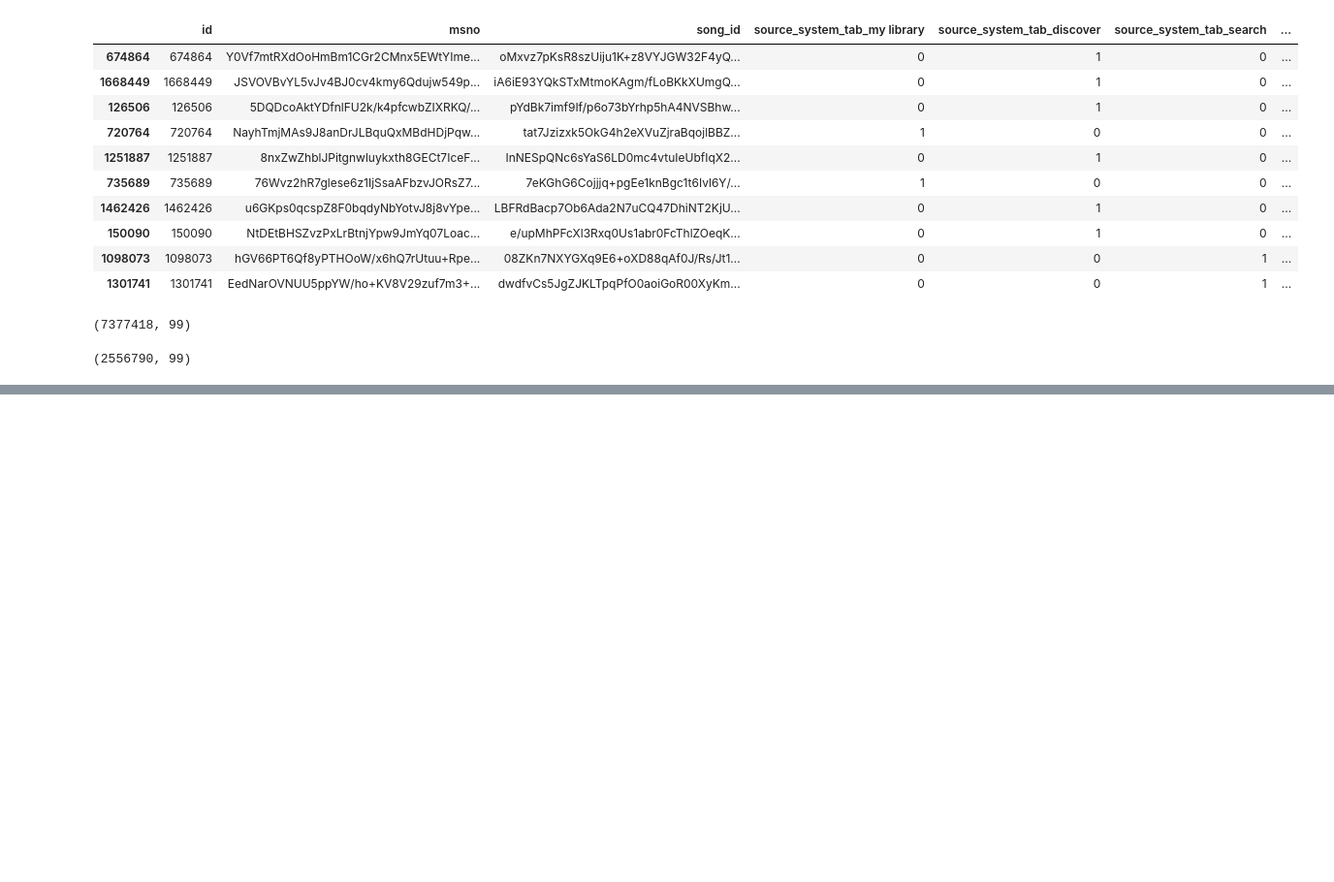
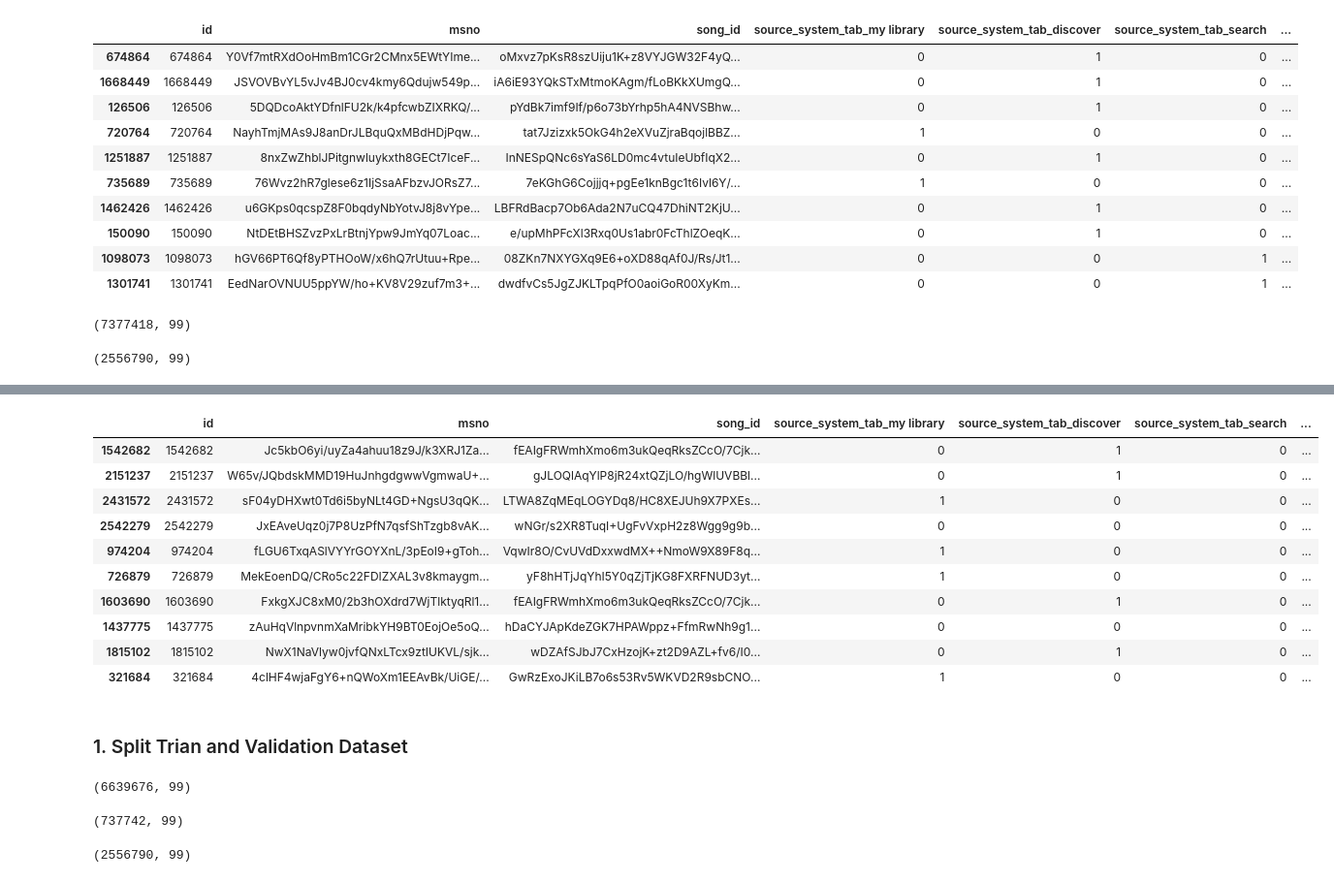
Before and after one commit to dhsong95/kaggle-kkbox-music-recommendation-challenge, a Jupyter notebook: model/Model-V3-NMF-AUC-Model.ipynb, the cells around one changed output, grey strips where cells are left out. Shown at 97% size. Cells and saved outputs as stored; diff of their text form; code cells hidden in the pictures; blank space fills up the shorter version.

```diff
--- a/model/Model-V3-NMF-AUC-Model.ipynb
+++ b/model/Model-V3-NMF-AUC-Model.ipynb
@@ -753,0 +777,16 @@ test_final.to_csv('../data/processed/test-model-v3.csv', index=False)
+# %%
+test.sample(10)
+# %% [output]
+|  | id | msno | song_id | source_system_tab_my library | source_system_tab_discover | source_system_tab_search | ... |
+| 1542682 | 1542682 | Jc5kbO6yi/uyZa4ahuu18z9J/k3XRJ1Za... | fEAIgFRWmhXmo6m3ukQeqRksZCcO/7Cjk... | 0 | 1 | 0 | ... |
+| 2151237 | 2151237 | W65v/JQbdskMMD19HuJnhgdgwwVgmwaU+... | gJLOQlAqYlP8jR24xtQZjLO/hgWlUVBBl... | 0 | 1 | 0 | ... |
+| 2431572 | 2431572 | sF04yDHXwt0Td6i5byNLt4GD+NgsU3qQK... | LTWA8ZqMEqLOGYDq8/HC8XEJUh9X7PXEs... | 1 | 0 | 0 | ... |
+| 2542279 | 2542279 | JxEAveUqz0j7P8UzPfN7qsfShTzgb8vAK... | wNGr/s2XR8TuqI+UgFvVxpH2z8Wgg9g9b... | 0 | 0 | 0 | ... |
+| 974204 | 974204 | fLGU6TxqASlVYYrGOYXnL/3pEoI9+gToh... | VqwIr8O/CvUVdDxxwdMX++NmoW9X89F8q... | 1 | 0 | 0 | ... |
+| 726879 | 726879 | MekEoenDQ/CRo5c22FDIZXAL3v8kmaygm... | yF8hHTjJqYhI5Y0qZjTjKG8FXRFNUD3yt... | 1 | 0 | 0 | ... |
+| 1603690 | 1603690 | FxkgXJC8xM0/2b3hOXdrd7WjTlktyqRl1... | fEAIgFRWmhXmo6m3ukQeqRksZCcO/7Cjk... | 0 | 1 | 0 | ... |
+| 1437775 | 1437775 | zAuHqVlnpvnmXaMribkYH9BT0EojOe5oQ... | hDaCYJApKdeZGK7HPAWppz+FfmRwNh9g1... | 0 | 0 | 0 | ... |
+| 1815102 | 1815102 | NwX1NaVlyw0jvfQNxLTcx9ztIUKVL/sjk... | wDZAfSJbJ7CxHzojK+zt2D9AZL+fv6/I0... | 0 | 1 | 0 | ... |
+| 321684 | 321684 | 4clHF4wjaFgY6+nQWoXm1EEAvBk/UiGE/... | GwRzExoJKiLB7o6s53Rv5WKVD2R9sbCNO... | 1 | 0 | 0 | ... |
+# %% [markdown]
+### 1. Split Trian and Validation Dataset <a id="3.1"></a>
@@ -753,0 +799,12 @@ test_final.to_csv('../data/processed/test-model-v3.csv', index=False)
+# %%
+train.shape
+# %% [output]
+(6639676, 99)
+# %%
+validation.shape
+# %% [output]
+(737742, 99)
+# %%
+test.shape
+# %% [output]
+(2556790, 99)
```
Also changed, not shown: parts of 45 cells of this notebook, 1 other file.
